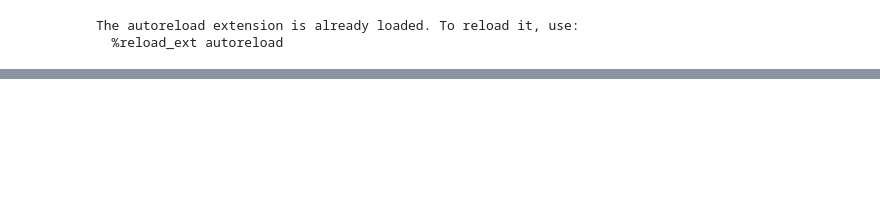
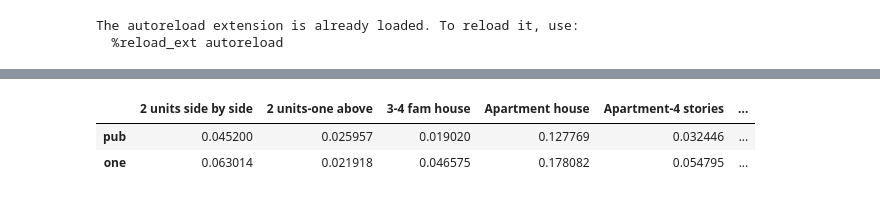
Before and after one commit to banjopickin/women_workforce, a Jupyter notebook: draft.ipynb, the cells around one changed output, grey strips where cells are left out. Cells and saved outputs as stored; diff of their text form; code cells hidden in the pictures; blank space fills up the shorter version.

```diff
--- a/draft.ipynb
+++ b/draft.ipynb
@@ -52,0 +31,3 @@ TypeError: __init__() got an unexpected keyword argument 'json'
+# %%
+pub = df.dwelling.value_counts()
+one = df[df.cluster==1].dwelling.value_counts()
@@ -52,0 +53,6 @@ TypeError: __init__() got an unexpected keyword argument 'json'
+# %%
+b
+# %% [output]
+|  | 2 units side by side | 2 units-one above | 3-4 fam house | Apartment house | Apartment-4 stories | ... |
+| pub | 0.045200 | 0.025957 | 0.019020 | 0.127769 | 0.032446 | ... |
+| one | 0.063014 | 0.021918 | 0.046575 | 0.178082 | 0.054795 | ... |
```
Also changed, not shown: parts of 16 cells of this notebook, 2 other files.
